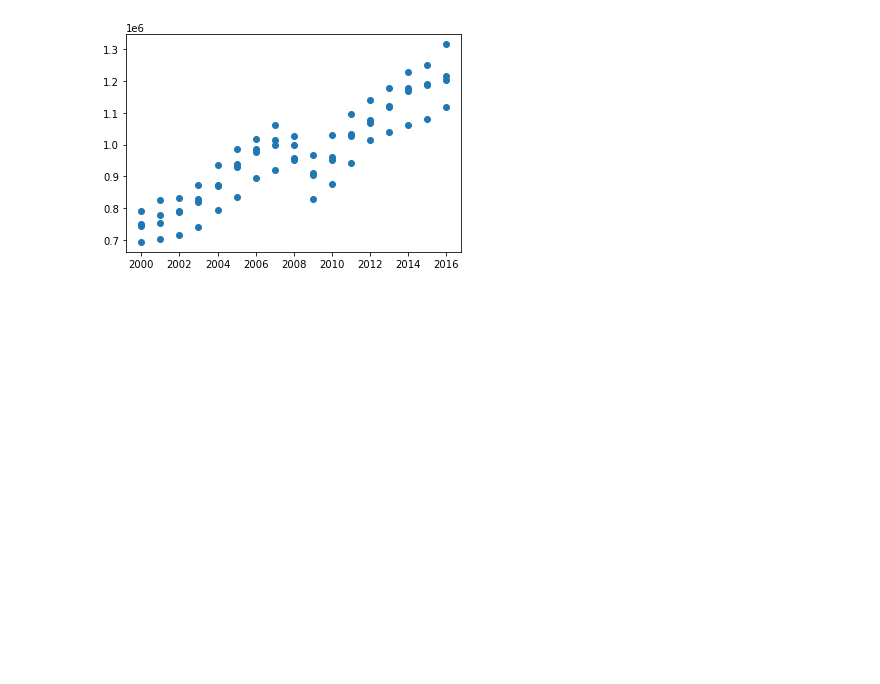
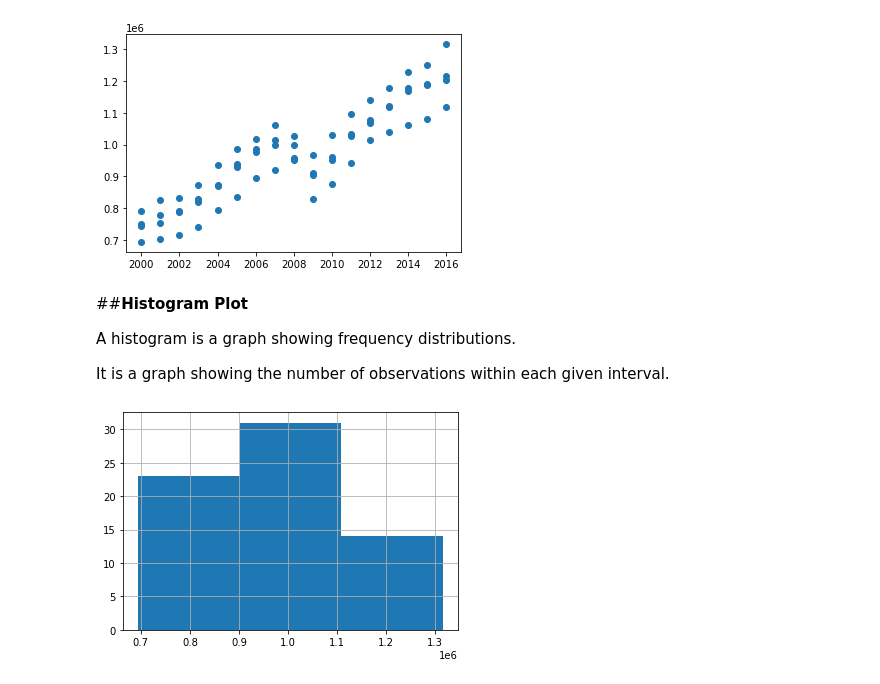
Before and after one commit to MasoumehShariat/ML_Pipeline-EDA, a Jupyter notebook: Descriptive_Statistics.ipynb, the cells around one changed output. Cells and saved outputs as stored; diff of their text form; code cells hidden in the pictures; blank space fills up the shorter version.

```diff
--- a/Descriptive_Statistics.ipynb
+++ b/Descriptive_Statistics.ipynb
@@ -97,3 +97,13 @@ plt.scatter(df.Year,df.Sales)
 plt.show()
 # %% [output]
 [figure]
+# %% [markdown]
+##**Histogram Plot**
+
+A histogram is a graph showing frequency distributions.
+
+It is a graph showing the number of observations within each given interval.
+# %%
+hist = df.Sales.hist(bins=3)
+# %% [output]
+[figure, added]
```
Also changed, not shown: parts of 3 cells of this notebook.
